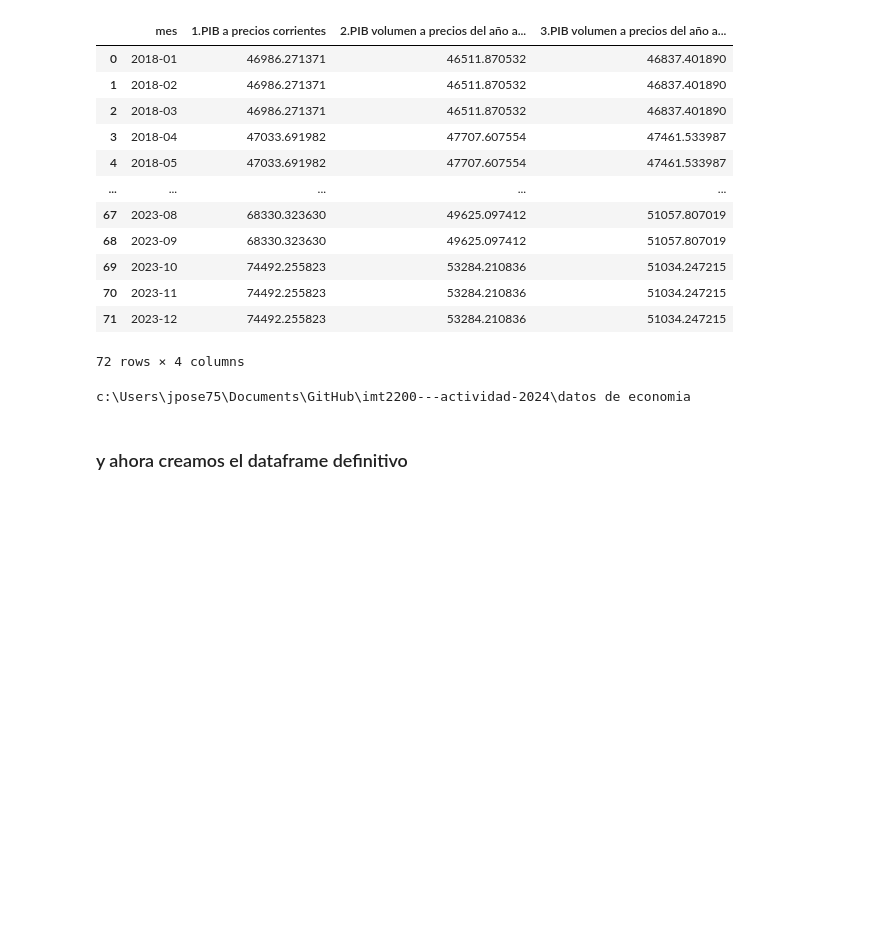
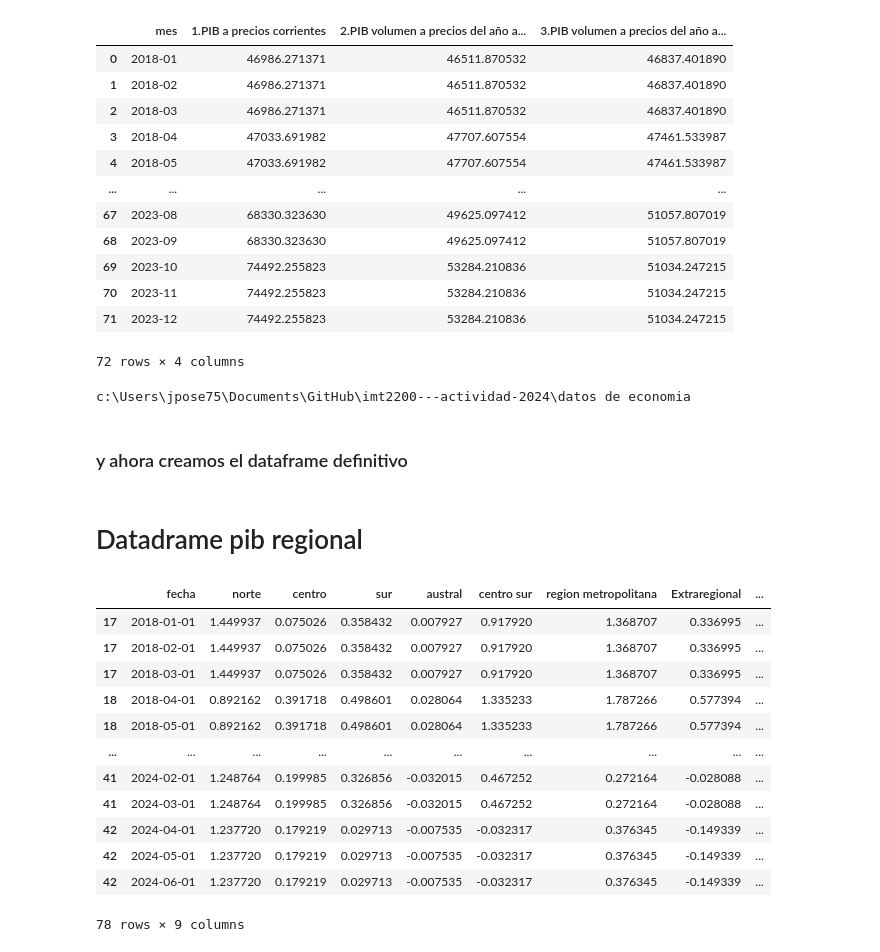
Before and after one commit to josegdotcom/imt2200-actividad-2024, a Jupyter notebook: datos de economia/creacion_de_la_base_datos_economia.ipynb, the cells around one changed output. Cells and saved outputs as stored; diff of their text form; code cells hidden in the pictures; blank space fills up the shorter version.

```diff
--- a/datos de economia/creacion_de_la_base_datos_economia.ipynb
+++ b/datos de economia/creacion_de_la_base_datos_economia.ipynb
@@ -441,3 +441,38 @@ nombre_columnas_df_economia = [
 df_economia.columns = nombre_columnas_df_economia
 
 df_economia.to_parquet('DataFrames_economia.parquet')
+# %% [markdown]
+# Datadrame pib regional
+# %%
+df_pib_reg = pd.read_excel("excel_data_20241118115318.xlsx", header=5)
+df_pib_reg.dropna(axis=0, inplace=True)
+df_pib_reg.columns = [
+    "fecha", "norte", "centro", "sur", "austral", "centro sur",
+    "region metropolitana", "Extraregional", "PIB sumado (chile en general)"]
+
+from dateutil.relativedelta import relativedelta
+df_pib_tercero = df_pib_reg.copy()
+df_pib_segundo = df_pib_reg.copy()
+
+df_pib_segundo["fecha"] = df_pib_segundo["fecha"].apply(lambda x: x + relativedelta(months=1))
+df_pib_tercero["fecha"] = df_pib_segundo["fecha"].apply(lambda x: x + relativedelta(months=1))
+
+for df in [df_pib_segundo, df_pib_tercero]:
+    df_pib_reg = pd.concat([df_pib_reg, df]).sort_values(by="fecha")
+
+df_pib_reg = df_pib_reg[df_pib_reg["fecha"] >= "2018-01-01"]
+df_pib_reg
+# %% [output]
+|  | fecha | norte | centro | sur | austral | centro sur | region metropolitana | Extraregional | ... |
+| 17 | 2018-01-01 | 1.449937 | 0.075026 | 0.358432 | 0.007927 | 0.917920 | 1.368707 | 0.336995 | ... |
+| 17 | 2018-02-01 | 1.449937 | 0.075026 | 0.358432 | 0.007927 | 0.917920 | 1.368707 | 0.336995 | ... |
+| 17 | 2018-03-01 | 1.449937 | 0.075026 | 0.358432 | 0.007927 | 0.917920 | 1.368707 | 0.336995 | ... |
+| 18 | 2018-04-01 | 0.892162 | 0.391718 | 0.498601 | 0.028064 | 1.335233 | 1.787266 | 0.577394 | ... |
+| 18 | 2018-05-01 | 0.892162 | 0.391718 | 0.498601 | 0.028064 | 1.335233 | 1.787266 | 0.577394 | ... |
+| ... | ... | ... | ... | ... | ... | ... | ... | ... | ... |
+| 41 | 2024-02-01 | 1.248764 | 0.199985 | 0.326856 | -0.032015 | 0.467252 | 0.272164 | -0.028088 | ... |
+| 41 | 2024-03-01 | 1.248764 | 0.199985 | 0.326856 | -0.032015 | 0.467252 | 0.272164 | -0.028088 | ... |
+| 42 | 2024-04-01 | 1.237720 | 0.179219 | 0.029713 | -0.007535 | -0.032317 | 0.376345 | -0.149339 | ... |
+| 42 | 2024-05-01 | 1.237720 | 0.179219 | 0.029713 | -0.007535 | -0.032317 | 0.376345 | -0.149339 | ... |
+| 42 | 2024-06-01 | 1.237720 | 0.179219 | 0.029713 | -0.007535 | -0.032317 | 0.376345 | -0.149339 | ... |
+78 rows × 9 columns
```
Also changed, not shown: parts of 2 cells of this notebook, 8 other files.
